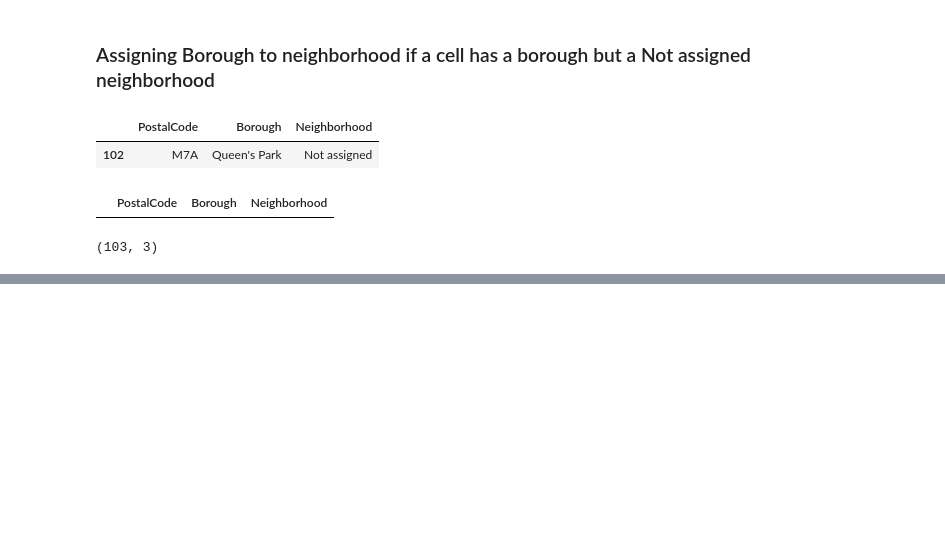
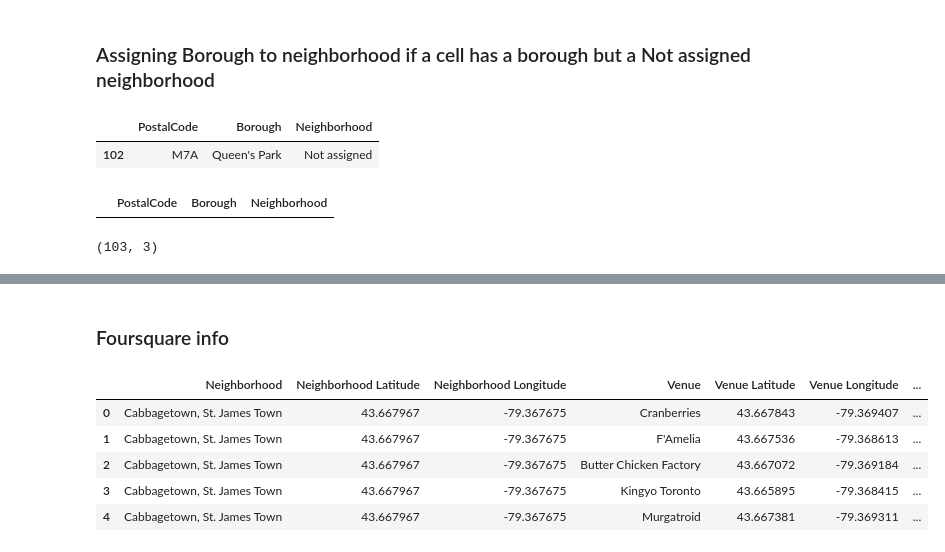
Before and after one commit to BarrettLi/Coursera_Capstone, a Jupyter notebook: Week3.ipynb, the cells around one changed output, grey strips where cells are left out. Cells and saved outputs as stored; diff of their text form; code cells hidden in the pictures; blank space fills up the shorter version.

```diff
--- a/Week3.ipynb
+++ b/Week3.ipynb
@@ -106,0 +184,2 @@ neighborhoods.shape
+# %% [markdown]
+### Foursquare info
@@ -106,0 +235,9 @@ neighborhoods.shape
+# %%
+toronto_venues.head()
+# %% [output]
+|  | Neighborhood | Neighborhood Latitude | Neighborhood Longitude | Venue | Venue Latitude | Venue Longitude | ... |
+| 0 | Cabbagetown, St. James Town | 43.667967 | -79.367675 | Cranberries | 43.667843 | -79.369407 | ... |
+| 1 | Cabbagetown, St. James Town | 43.667967 | -79.367675 | F'Amelia | 43.667536 | -79.368613 | ... |
+| 2 | Cabbagetown, St. James Town | 43.667967 | -79.367675 | Butter Chicken Factory | 43.667072 | -79.369184 | ... |
+| 3 | Cabbagetown, St. James Town | 43.667967 | -79.367675 | Kingyo Toronto | 43.665895 | -79.368415 | ... |
+| 4 | Cabbagetown, St. James Town | 43.667967 | -79.367675 | Murgatroid | 43.667381 | -79.369311 | ... |
```
Also changed, not shown: parts of 29 cells of this notebook.
